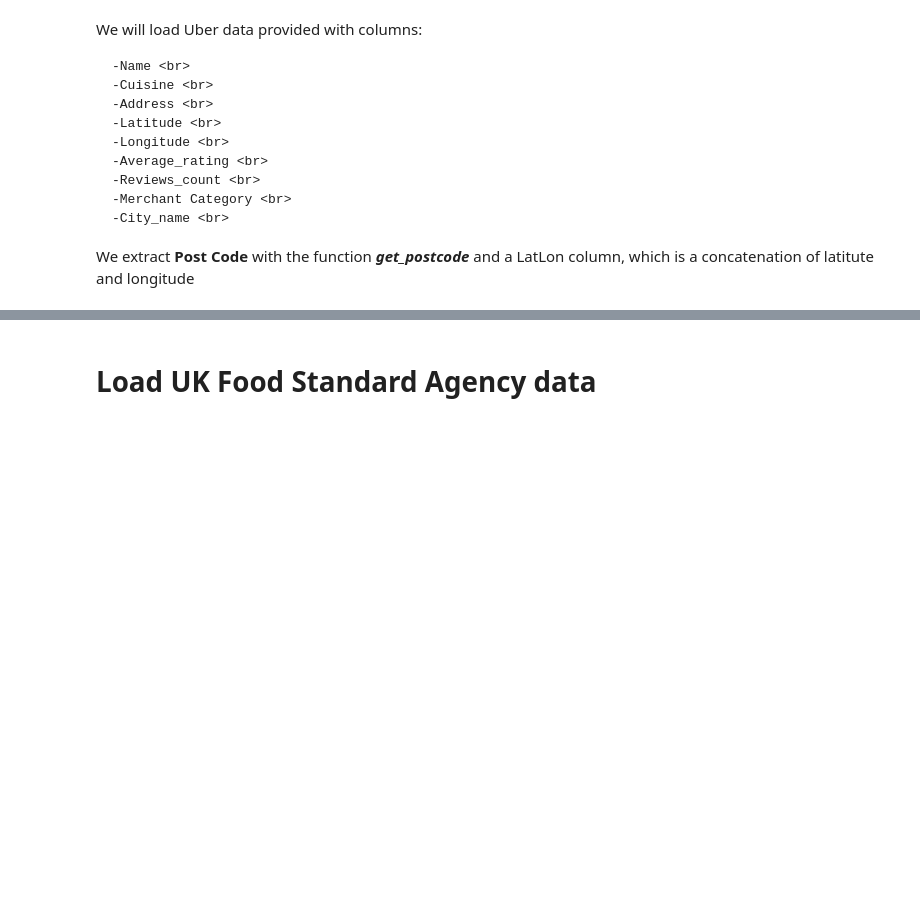
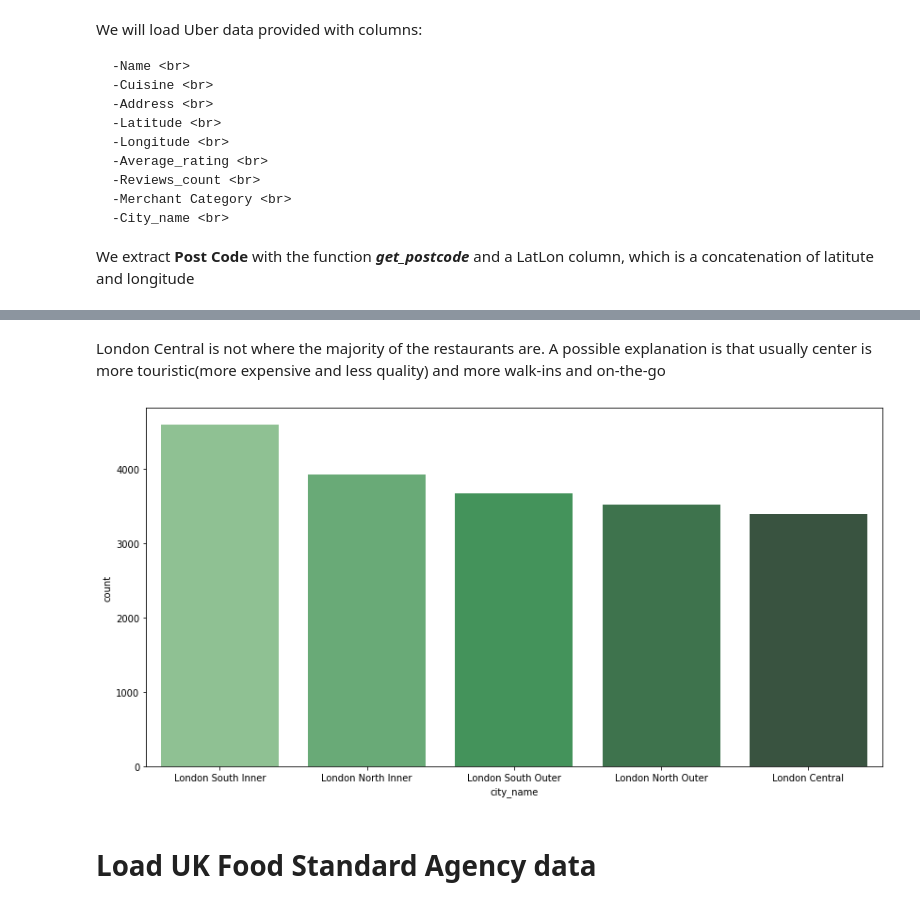
Before and after one commit to LouiseDantas/london-food-delivery, a Jupyter notebook: uber_notebook.ipynb, the cells around one changed output, grey strips where cells are left out. Saved outputs shown, nothing was run; the diff lists cells and outputs as text; code cells hidden in the pictures; blank space fills up the shorter version.

```diff
--- a/uber_notebook.ipynb
+++ b/uber_notebook.ipynb
@@ -130,3 +151,12 @@ data['latlon']=data.apply(
+# %% [markdown]
+London Central is not where the majority of the restaurants are. A possible explanation is that usually center is more touristic(more expensive and less quality) and more walk-ins and on-the-go
+# %%
+fig_dims = (14, 7)
+fig = plt.subplots(figsize=fig_dims)
+fig=sns.countplot(x="city_name", data=data, palette="Greens_d",
+              order=data.city_name.value_counts().iloc[:5].index)
+# %% [output]
+[figure, added]
 # %% [markdown]
 # Load UK Food Standard Agency data
 # %% [markdown]
```
Also changed, not shown: parts of 78 cells of this notebook.
